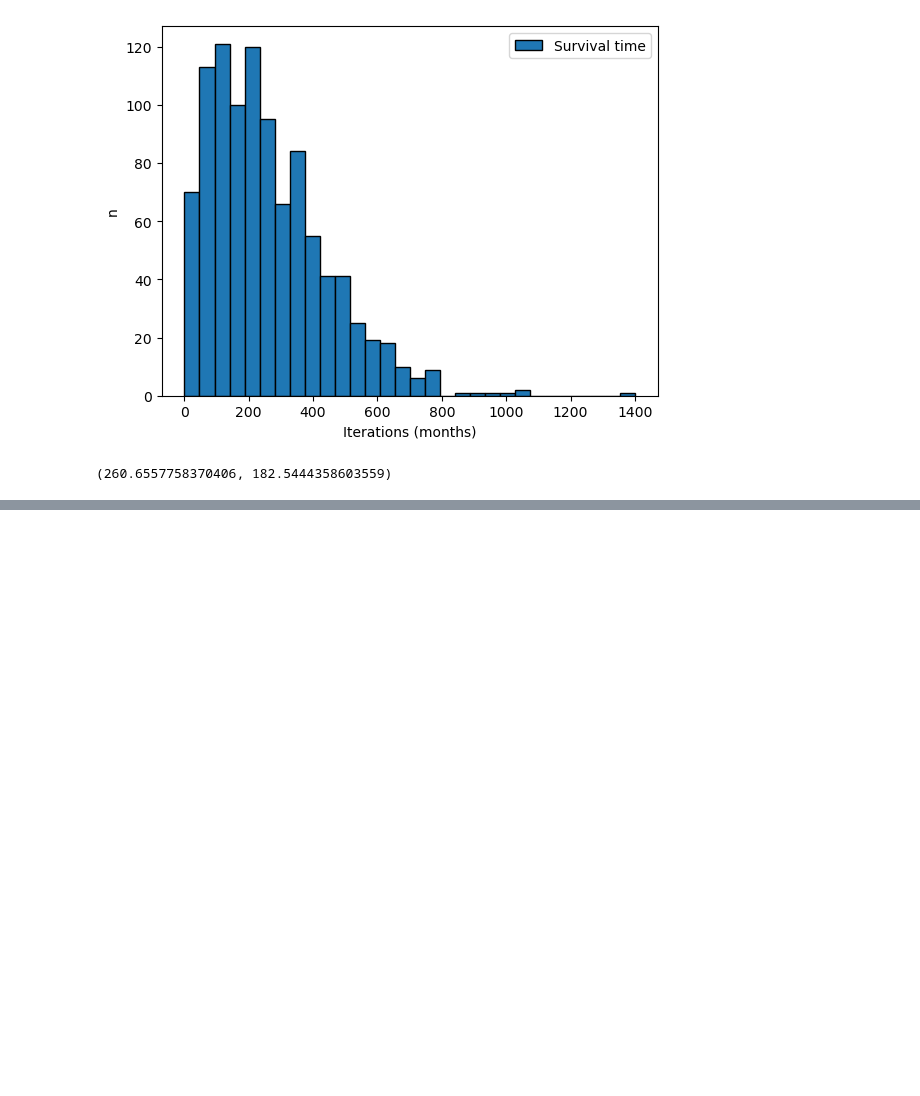
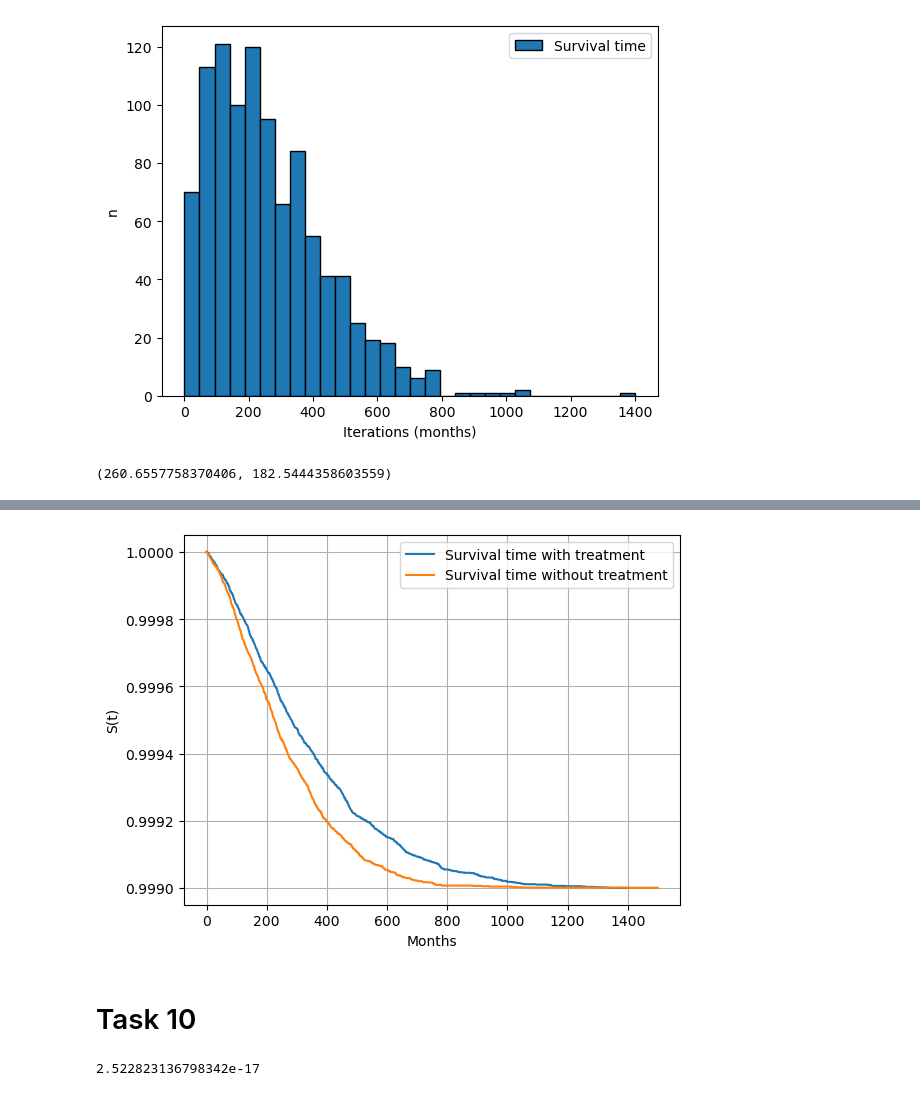
Before and after one commit to s224399/Stoc_sim_2k26, a Jupyter notebook: Project_1/Part2_nico.ipynb, the cells around one changed output, grey strips where cells are left out. Saved outputs shown, nothing was run; the diff lists cells and outputs as text; code cells hidden in the pictures; blank space fills up the shorter version.

```diff
--- a/Project_1/Part2_nico.ipynb
+++ b/Project_1/Part2_nico.ipynb
@@ -63,0 +156,23 @@ np.mean(lifetimes), np.std(lifetimes, ddof=1)
+# %%
+ecdf_treatment = ss.ecdf(lifetimes_treatment)
+
+S_treatment = lambda t: (n_sims - ecdf_treatment.cdf.evaluate(t))/n_sims
+S_no_treatment = lambda t: (n_sims - ecdf_no_treatment.cdf.evaluate(t))/n_sims
+
+ts = np.arange(0,1500,1)
+
+plt.plot(ts, S_treatment(ts), label='Survival time with treatment')
+plt.plot(ts, S_no_treatment(ts), label='Survival time without treatment')
+plt.ylabel("S(t)")
+plt.xlabel("Months")
+plt.legend()
+plt.grid()
+plt.show()
+# %% [output]
+[figure, added]
+# %% [markdown]
+# Task 10
+# %%
+ss.logrank(lifetimes, lifetimes_treatment).pvalue
+# %% [output]
+2.522823136798342e-17
```
Also changed, not shown: parts of 9 cells of this notebook.
